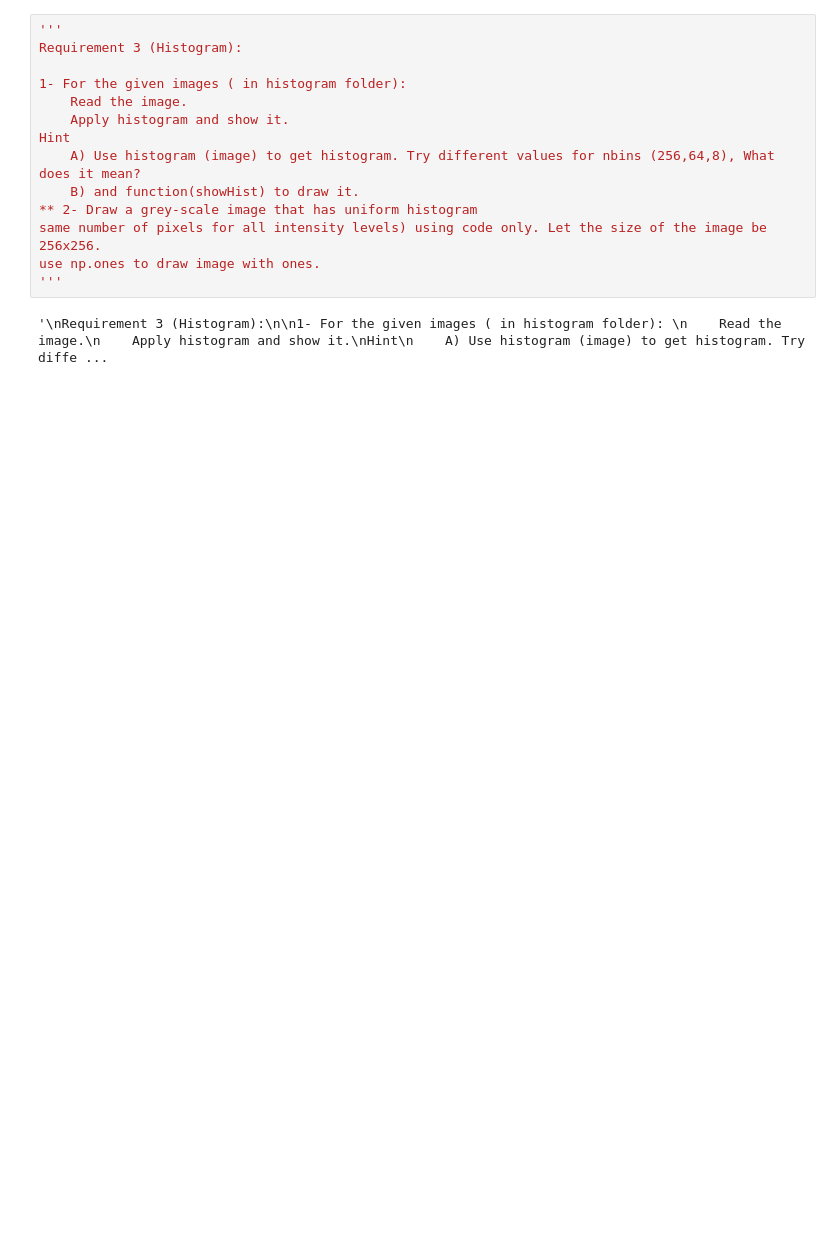
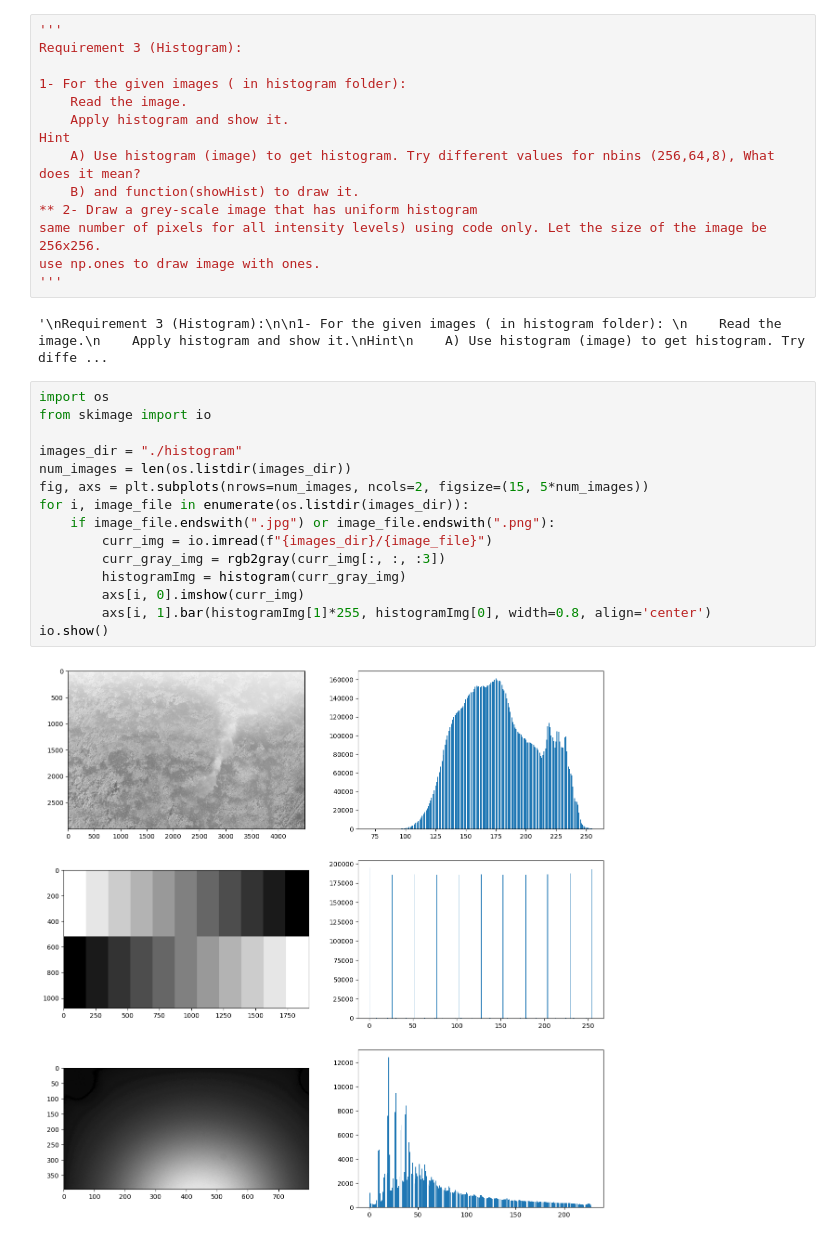
Before and after one commit to g-magdy/image-processing-labs, a Jupyter notebook: Lab1-std/Lab_1_std.ipynb, the cells around one changed output. Cells and saved outputs as stored; diff of their text form; blank space fills up the shorter version.

```diff
--- a/Lab1-std/Lab_1_std.ipynb
+++ b/Lab1-std/Lab_1_std.ipynb
@@ -175,3 +182,20 @@ use np.ones to draw image with ones.
 '''
 # %% [output]
 '\nRequirement 3 (Histogram):\n\n1- For the given images ( in histogram folder): \n    Read the image.\n    Apply histogram and show it.\nHint\n    A) Use histogram (image) to get histogram. Try diffe ...
+# %%
+import os
+from skimage import io
+
+images_dir = "./histogram"
+num_images = len(os.listdir(images_dir))
+fig, axs = plt.subplots(nrows=num_images, ncols=2, figsize=(15, 5*num_images))
+for i, image_file in enumerate(os.listdir(images_dir)):
+    if image_file.endswith(".jpg") or image_file.endswith(".png"):
+        curr_img = io.imread(f"{images_dir}/{image_file}")
+        curr_gray_img = rgb2gray(curr_img[:, :, :3])
+        histogramImg = histogram(curr_gray_img)
+        axs[i, 0].imshow(curr_img)
+        axs[i, 1].bar(histogramImg[1]*255, histogramImg[0], width=0.8, align='center')
+io.show()
+# %% [output]
+[figure, added]
```
Also changed, not shown: parts of 2 cells of this notebook, 1 other file.
